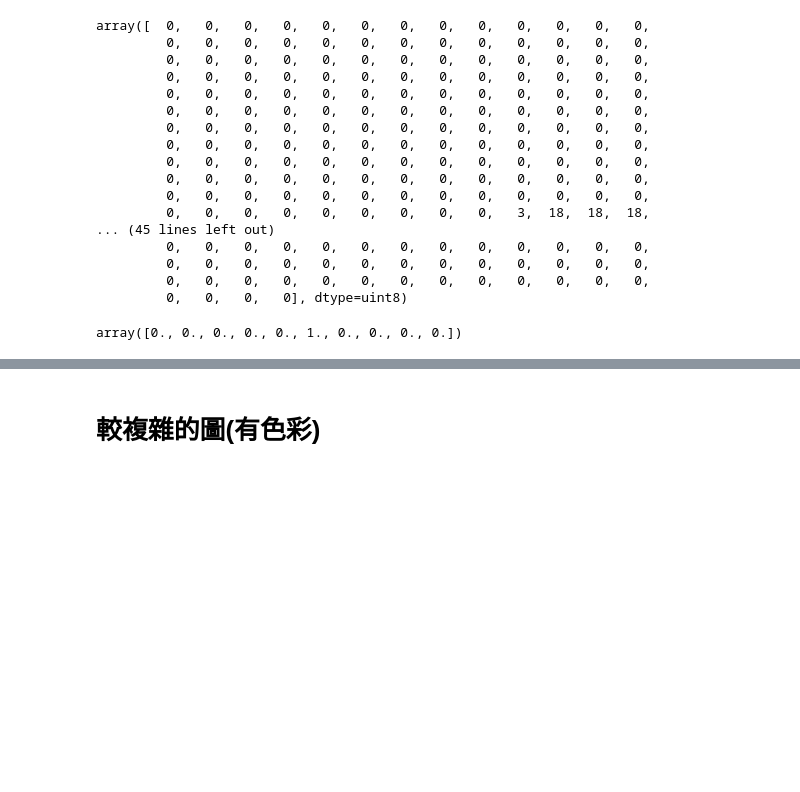
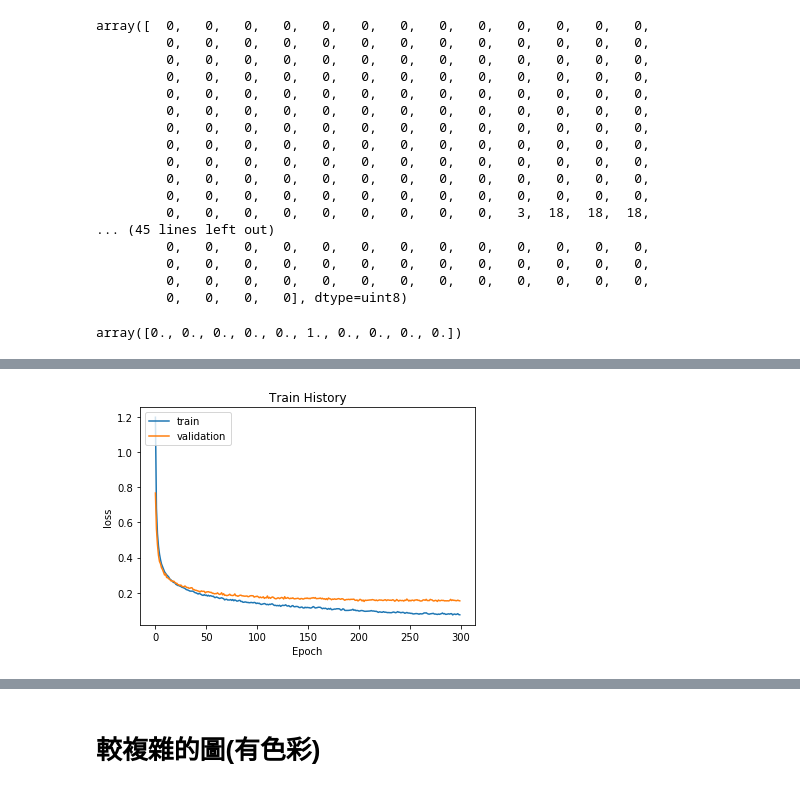
Before and after one commit to j122085/practise-ML-, a Jupyter notebook: ML.ipynb, the cells around one changed output, grey strips where cells are left out. Saved outputs shown, nothing was run; the diff lists cells and outputs as text; code cells hidden in the pictures; blank space fills up the shorter version.

```diff
--- a/ML.ipynb
+++ b/ML.ipynb
@@ -327,3 +338,8 @@ Epoch 10/10
+# %%
+#劃出loss
+show_tarin_history(train_history,'loss','val_loss')
+# %% [output]
+[figure, added]
 # %%
 score=model.evaluate(X_test,Y_test,verbose=1)
 print('Test accuracy:',score[1])
```
Also changed, not shown: parts of 8 cells of this notebook, 3 other files.
